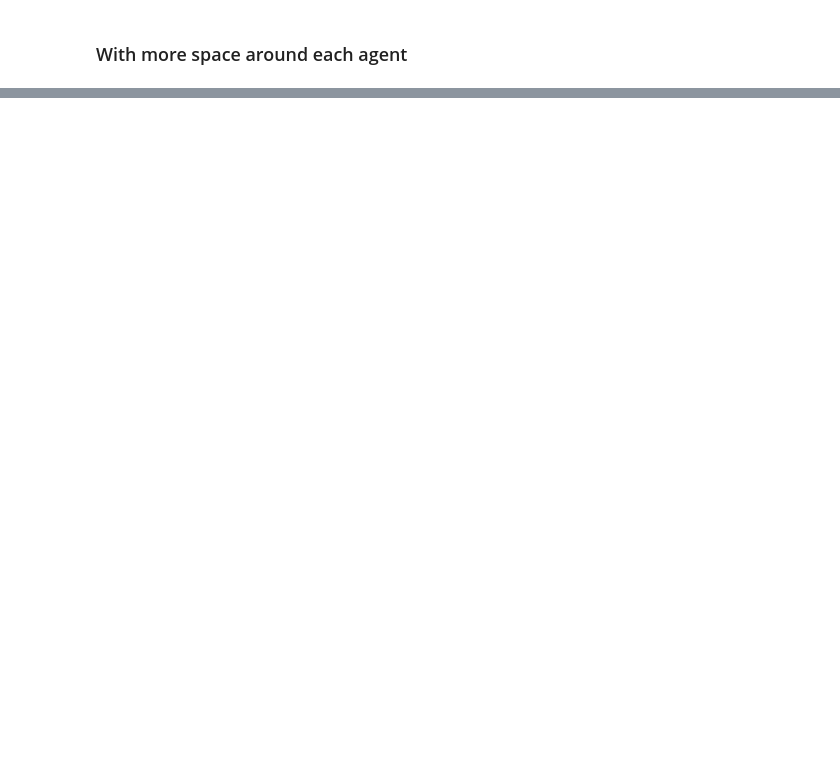
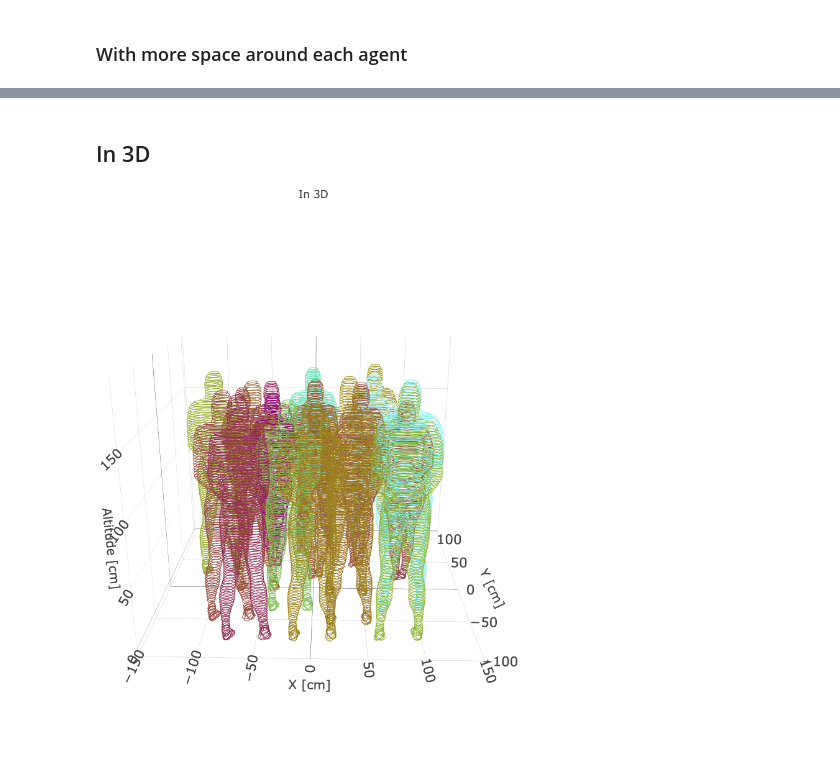
Before and after one commit to odufour7/Shape, a Jupyter notebook: tutorials/shapes_configuration/create_crowd_ANSURII.ipynb, the cells around one changed output, grey strips where cells are left out. Cells and saved outputs as stored; diff of their text form; code cells hidden in the pictures; blank space fills up the shorter version.

```diff
--- a/tutorials/shapes_configuration/create_crowd_ANSURII.ipynb
+++ b/tutorials/shapes_configuration/create_crowd_ANSURII.ipynb
@@ -89,0 +91,16 @@ plt.show()
+# %% [markdown]
+## In 3D
+# %%
+import plotly.graph_objects as go
+from IPython.display import Image
+from pathlib import Path
+
+# Create a 3D plot of the crowd
+fig_plotly: go.Figure = plot.display_crowd3D_whole_3Dscene(crowd)
+
+# Display the generated Plotly figure in the documentation
+path_data = Path.cwd().parent.parent / "data"
+fig_plotly.write_image(path_data / "images" / "generated" / "crowd3D.png", format="png")
+Image(path_data / "images" / "generated" / "crowd3D.png")
+# %% [output]
+[figure, added]
```
Also changed, not shown: parts of 7 cells of this notebook, 24 other files.
